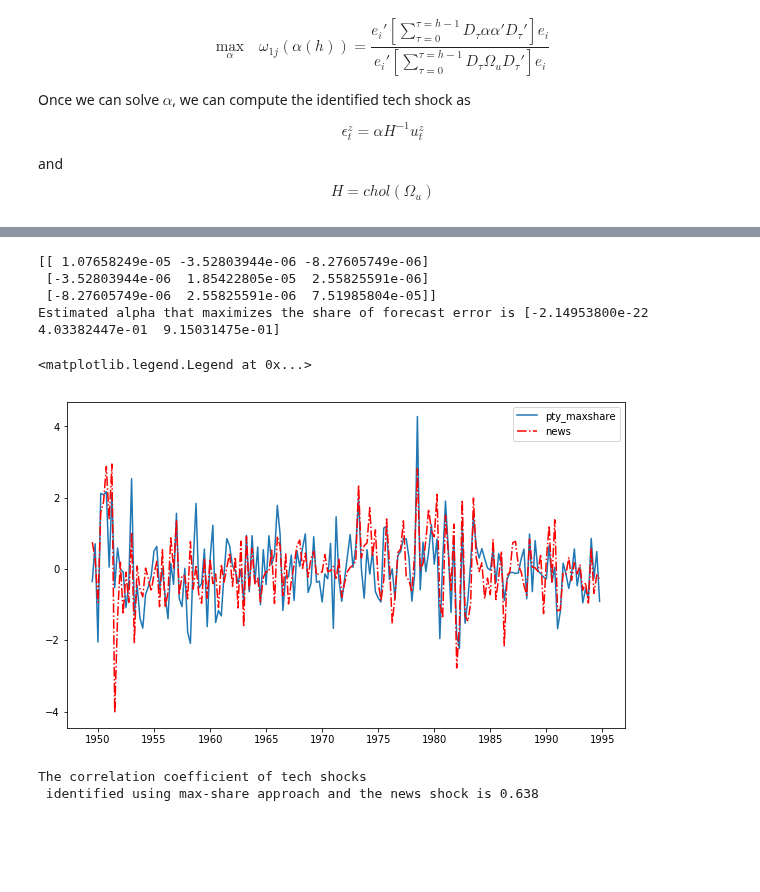
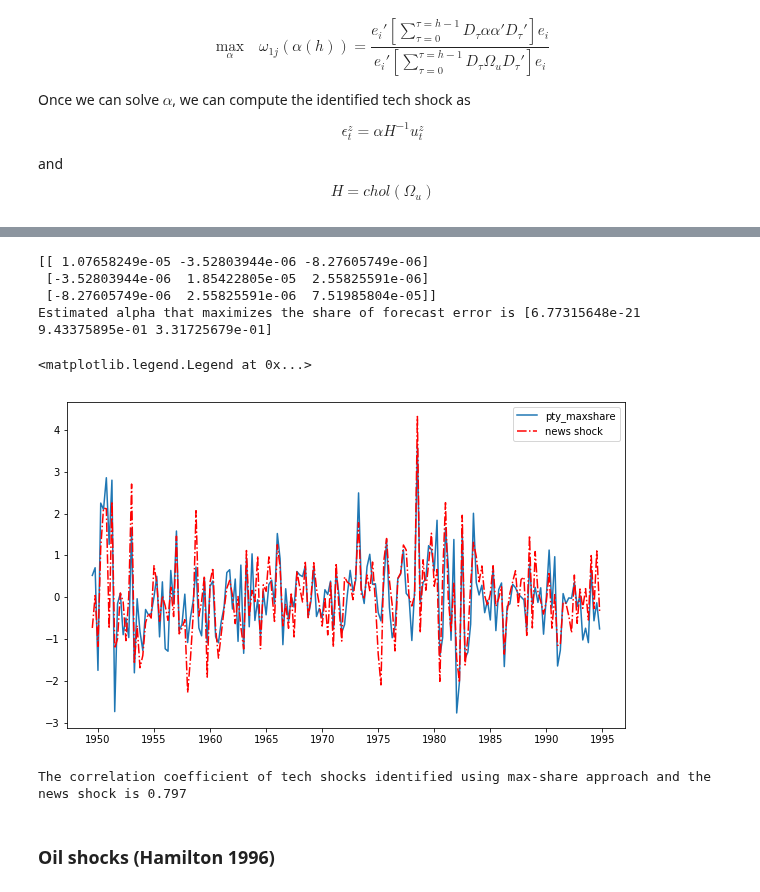
Before and after one commit to TaoWangEcon/ExpProject, a Jupyter notebook: workingfolder/python/InfShocks.ipynb, the cells around one changed output, grey strips where cells are left out. Drawn from its saved outputs; the diff is of its cells as text; code cells hidden in the pictures; blank space fills up the shorter version.

Commit message:
include oil shocks and news shocks in final output. but something is wrong in tech-shocks max-share

```diff
--- a/workingfolder/python/InfShocks.ipynb
+++ b/workingfolder/python/InfShocks.ipynb
@@ -265,7 +265,7 @@ C1 is indeed lower triangular, consistent with long-run restriction
 str_shocks_est=pd.DataFrame(epsilon_est.T)
 str_shocks_est.index=ts_var1.index[nlags:]
 if str_shocks_est.shape[1]==3:
-    str_shocks_est.columns=['productivity','hours','inflation']
+    str_shocks_est.columns=['pty_shock','hours_shock','inf_shock']
 if str_shocks_est.shape[1]==2:
     str_shocks_est.columns=['productivity','hours']
 str_shocks_est.plot(figsize=(10,6))
@@ -545,11 +545,11 @@ Estimated alpha that maximizes the share of forecast error is [0.4152305  0.8509
 # %%
 ## save it to data frames
-str_shocks_est['pty_maxshare']=tech_shock.T
+str_shocks_est['pty_shock_max']=tech_shock.T
 
 # compare two tech shocks estimated from different approaches
 plt.figure(figsize=(10,6))
-plt.plot(str_shocks_est['pty_maxshare'],label='pty_maxshare')
-plt.plot(str_shocks_est['productivity'],'r-.',label='pty_lr')
+plt.plot(str_shocks_est['pty_shock_max'],label='pty_maxshare')
+plt.plot(str_shocks_est['pty_shock'],'r-.',label='pty_lr')
 plt.legend(loc=1)
 # %% [output]
 <matplotlib.legend.Legend at 0x...>
@@ -572,25 +577,26 @@ $$\alpha(0,0)= 0$$
 # %%
 news_shock_rst = SVAR_MaxShare(rs1,horizon,contemp=False)
 news_shock = news_shock_rst['epsilon_est'].flatten()
-str_shocks_est['news']=news_shock.T
+str_shocks_est['news_shock']=news_shock.T
 # %% [output]
 [[ 1.07658249e-05 -3.52803944e-06 -8.27605749e-06]
  [-3.52803944e-06  1.85422805e-05  2.55825591e-06]
  [-8.27605749e-06  2.55825591e-06  7.51985804e-05]]
-Estimated alpha that maximizes the share of forecast error is [-2.14953800e-22  4.03382447e-01  9.15031475e-01]
+Estimated alpha that maximizes the share of forecast error is [6.77315648e-21 9.43375895e-01 3.31725679e-01]
 # %%
 # compare two tech shocks estimated from different approaches
 plt.figure(figsize=(10,6))
-plt.plot(str_shocks_est['pty_maxshare'],label='pty_maxshare')
-plt.plot(str_shocks_est['news'],'r-.',label='news')
+plt.plot(str_shocks_est['pty_shock_max'],label='pty_maxshare')
+plt.plot(str_shocks_est['news_shock'],'r-.',label='news shock')
 plt.legend(loc=1)
 # %% [output]
 <matplotlib.legend.Legend at 0x...>
-[figure, old version]
+[figure, new version]
 # %%
 print('The correlation coefficient of tech shocks \
 identified using max-share approach and the news shock is '+ \
-      str(round(str_shocks_est['pty_maxshare'].corr(str_shocks_est['news']),3)))
+      str(round(str_shocks_est['pty_shock_max'].corr(str_shocks_est['news_shock']),3)))
 # %% [output]
-The correlation coefficient of tech shocks
- identified using max-share approach and the news shock is 0.638
+The correlation coefficient of tech shocks identified using max-share approach and the news shock is 0.797
+# %% [markdown]
+### Oil shocks (Hamilton 1996)
```
Also changed, not shown: parts of 12 cells of this notebook, 6 other files.
